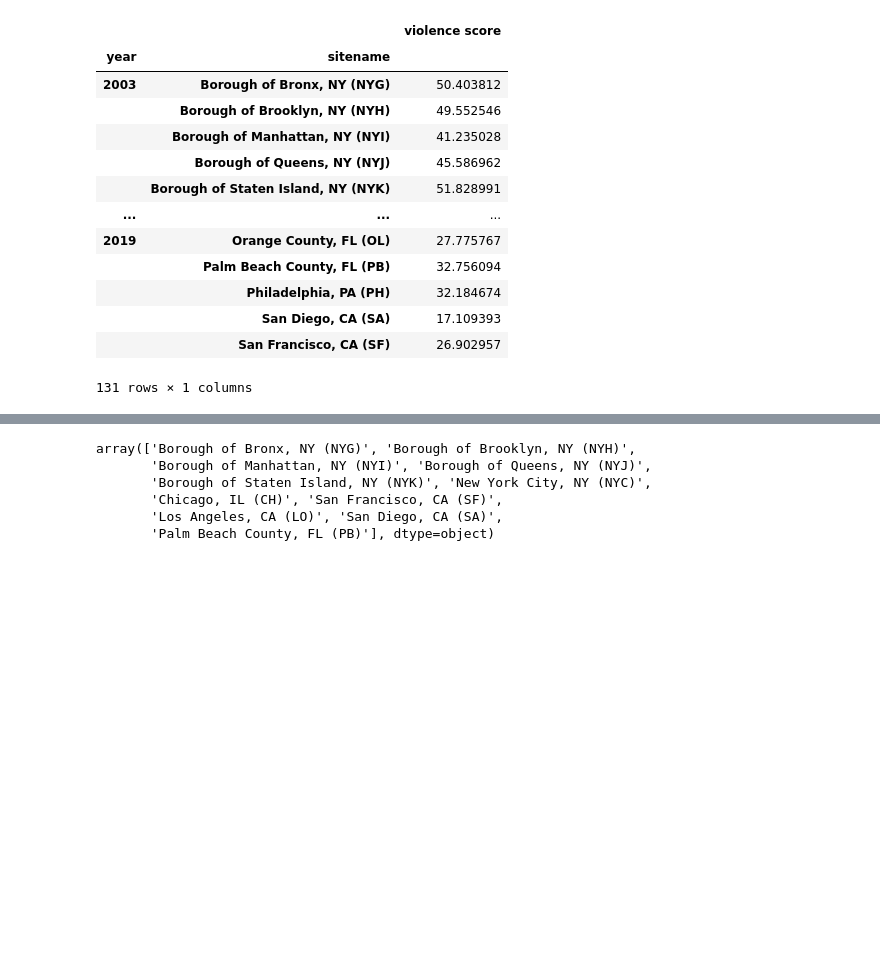
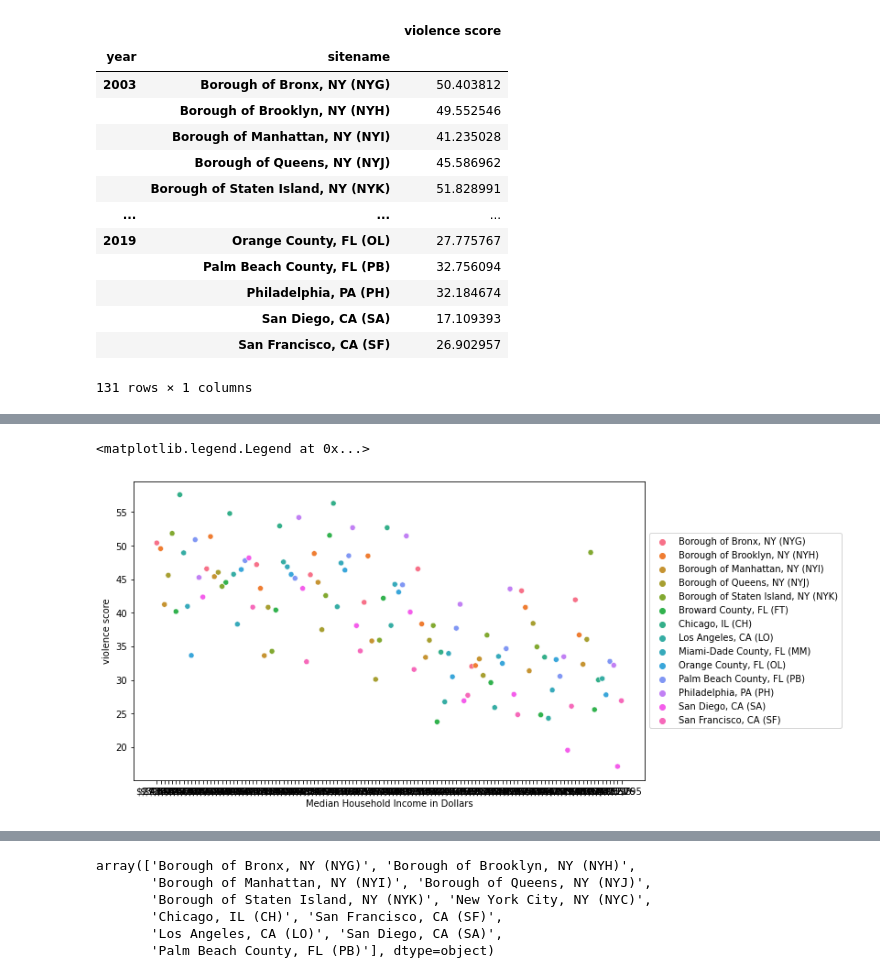
Before and after one commit to brodyee/STATS501_project, a Jupyter notebook: code/EDA.ipynb, the cells around one changed output, grey strips where cells are left out. Saved outputs shown, nothing was run; the diff lists cells and outputs as text; code cells hidden in the pictures; blank space fills up the shorter version.

```diff
--- a/code/EDA.ipynb
+++ b/code/EDA.ipynb
@@ -413,0 +421,7 @@ knnImpu.loc[knnImpu[violenceqs].isna().any(axis=1), violenceqs]
+# %%
+plt.figure(figsize=(10, 6))
+sns.scatterplot(x="Median Household Income in Dollars", y="violence score", hue="sitename", data=vioKNN)
+plt.legend(loc='center left', bbox_to_anchor=(1, 0.5))
+# %% [output]
+<matplotlib.legend.Legend at 0x...>
+[figure, added]
```
Also changed, not shown: parts of 13 cells of this notebook.
